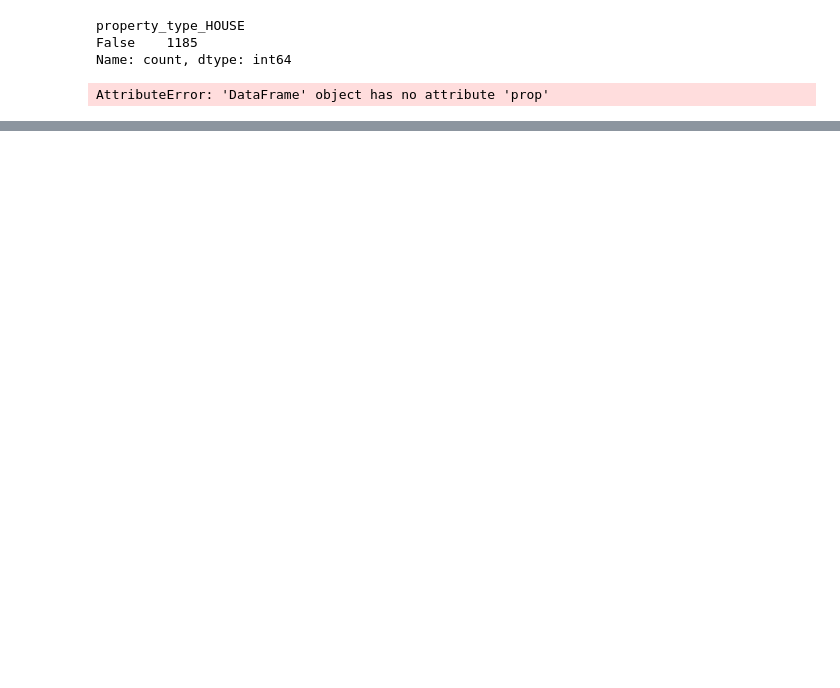
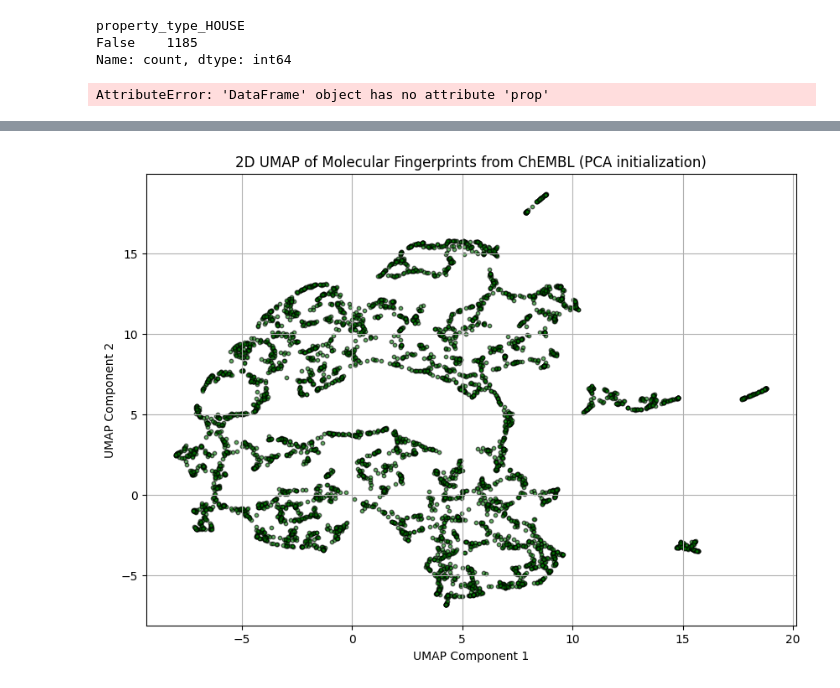
Before and after one commit to simonVP99/house_scraping_project, a Jupyter notebook: src/data_augmentation.ipynb, the cells around one changed output, grey strips where cells are left out. Saved outputs shown, nothing was run; the diff lists cells and outputs as text; code cells hidden in the pictures; blank space fills up the shorter version.

```diff
--- a/src/data_augmentation.ipynb
+++ b/src/data_augmentation.ipynb
@@ -228,0 +229,20 @@ df
+# %%
+import umap
+
+umap_model = umap.UMAP(n_neighbors=15, min_dist=0.1, n_components=2, init=fingerprints_pca, random_state=42)
+fingerprints_umap = umap_model.fit_transform(fingerprints_pca)
+
+# Add UMAP results to the dataframe
+df_chembl['UMAP1'] = fingerprints_umap[:, 0]
+df_chembl['UMAP2'] = fingerprints_umap[:, 1]
+
+# Plot the 2D UMAP projection
+plt.figure(figsize=(10, 7))
+plt.scatter(df_chembl['UMAP1'], df_chembl['UMAP2'], c='green', edgecolor='k', s=10, alpha=0.6)
+plt.xlabel('UMAP Component 1')
+plt.ylabel('UMAP Component 2')
+plt.title('2D UMAP of Molecular Fingerprints from ChEMBL (PCA initialization)')
+plt.grid(True)
+plt.show()
+# %% [output]
+[figure, added]
```
Also changed, not shown: parts of 16 cells of this notebook, 19 other files.
